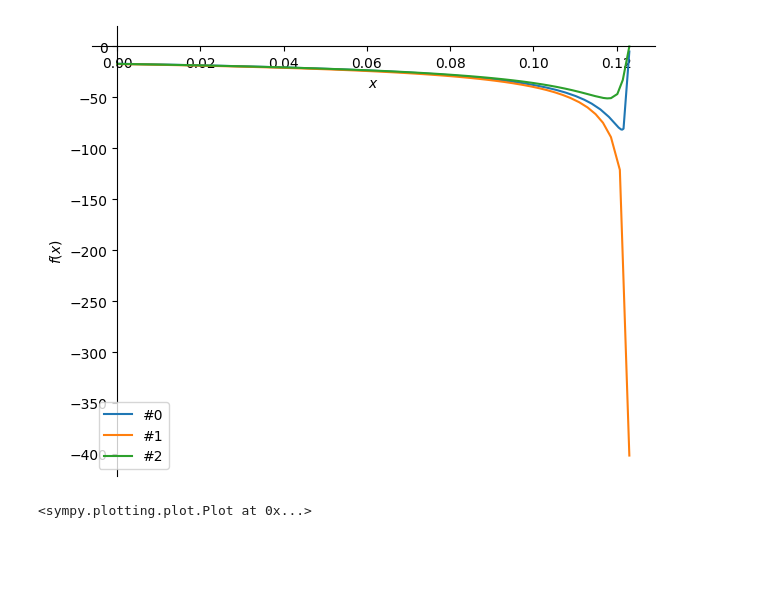
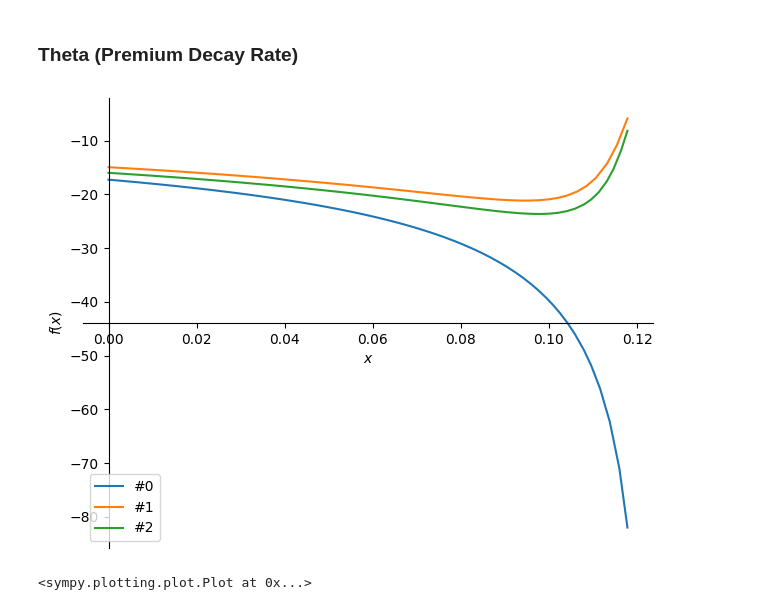
Before and after one commit to gituliar/gituliar.github.io, a Jupyter notebook: src/Black-Scholes.ipynb, the cells around one changed output. Saved outputs shown, nothing was run; the diff lists cells and outputs as text; code cells hidden in the pictures; blank space fills up the shorter version.

```diff
--- a/src/Black-Scholes.ipynb
+++ b/src/Black-Scholes.ipynb
@@ -35,7 +39,7 @@ class BlackScholes():
 
         # PUBLIC METHODS =======================================================
 
-        self.pdf        = self._evalf( f_pdf )
+        self.pdf   = self._evalf( f_pdf )
 
         # Greeks
         self.price = self._evalf( f_price )
@@ -44,11 +48,9 @@ class BlackScholes():
         self.theta = self._evalf( f_price.diff(t) )
         self.rho   = self._evalf( f_price.diff(r) )
 
-        #self.put        = self._evalf( f_put )
-        #self.put_delta  = self._evalf( f_put.diff(S) )
-        #self.put_vega   = self._evalf( f_put.diff(σ) )
-        #self.put_theta  = self._evalf( f_put.diff(t) )
-        #self.put_rho    = self._evalf( f_put.diff(r) )
+
+        self.gamma = self._evalf( f_price.diff(S).diff(S) )
+        self.vomma = self._evalf( f_price.diff(σ).diff(σ) )
 
 
     def _evalf(self, f):
@@ -81,6 +83,7 @@ def plot(*args):
     return p0
 
 
-# general-purpose symbol
-x = Symbol('x')
+# General-Purpose Symbol:
+x = Symbol('x') # anything
+F = Symbol('F') # forward price
 # %% [markdown]
@@ -88,6 +90,0 @@ x = Symbol('x')
-# %%
-x = Symbol('x') # anything
-F = Symbol('F') # forward price
-
-AMD = BlackScholes(K=90, T=45./365, S=82, σ=0.338, r=0, p=1)
-AMD.price(p=+1), AMD.price(p=-1)
@@ -125,10 +192,12 @@ plot(AMD.delta(S=x), AMD.delta(S=x, T=0.01), (x, 50, 150))
+# %% [markdown]
+### Theta (Premium Decay Rate)
 # %%
 plot(
-    AMD.theta(S=0.985*AMD.K, t=x),
-    AMD.theta(S=AMD.K, t=x),
-    AMD.theta(S=1.025*AMD.K, t=x),
+    AMD.theta(t=x, S=AMD.K),     # 0 -     at-the money
+    AMD.theta(t=x, S=AMD.K-5),   # 1 - $5 out-the-money
+    AMD.theta(t=x, S=AMD.K+5),   # 2 - $5  in-the-money
 
-    (x, 0.0, AMD.T - 2./365/24))
+    (x, 0.0, AMD.T-2/365.))      # x - days from today
 # %% [output]
-[figure, old version]
+[figure, new version]
 <sympy.plotting.plot.Plot at 0x...>
```
Also changed, not shown: parts of 30 cells of this notebook.
